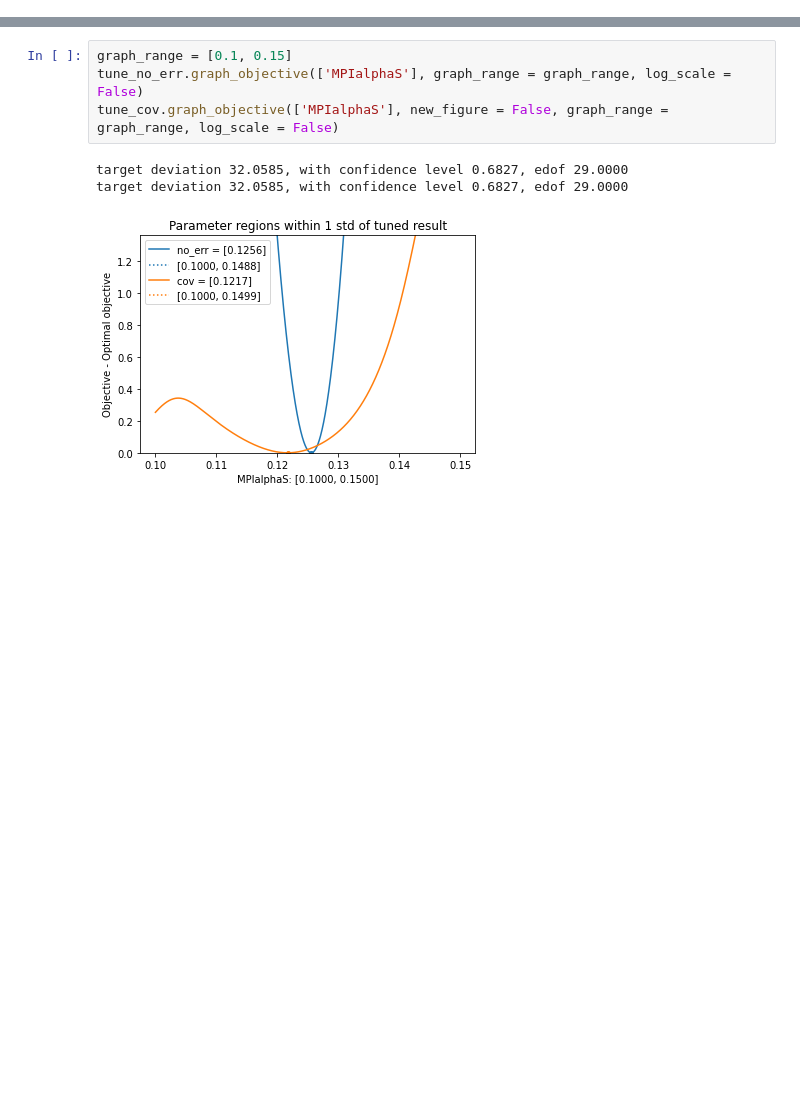
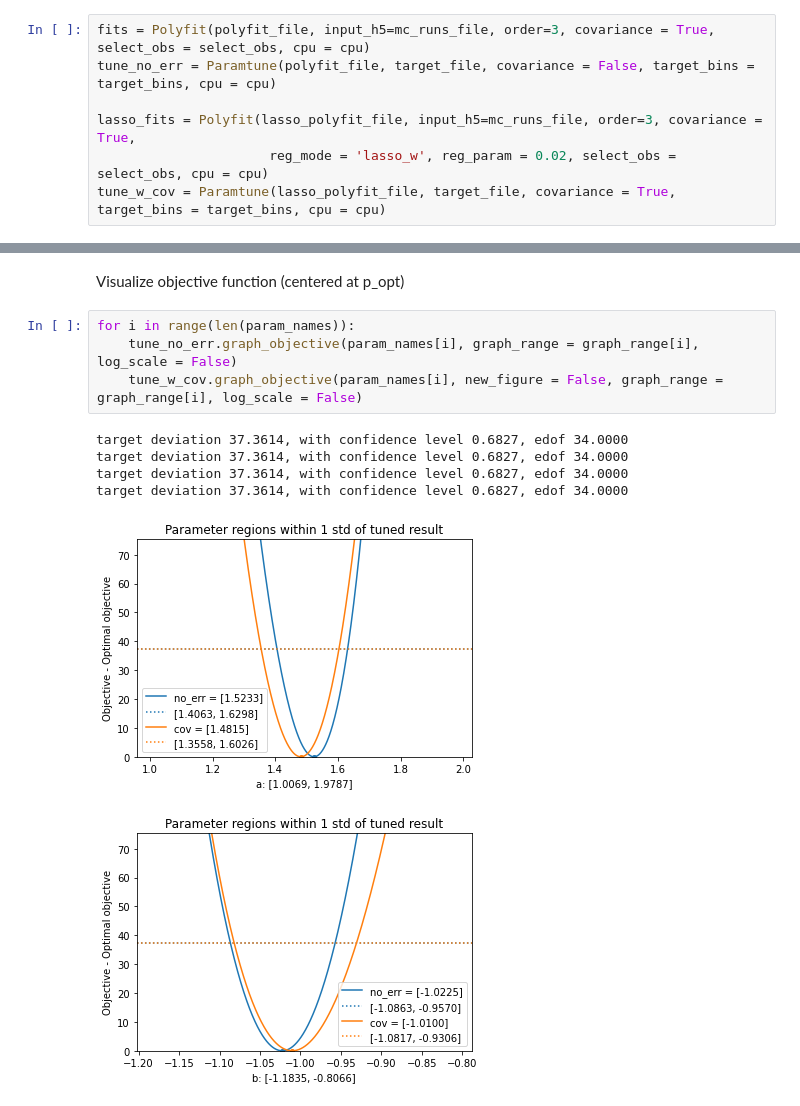
Before and after one commit to Jeffae-Schroff/apprentice-jax, a Jupyter notebook: simple_test.ipynb, the cells around one changed output, grey strips where cells are left out. Saved outputs shown, nothing was run; the diff lists cells and outputs as text; blank space fills up the shorter version.

```diff
--- a/simple_test.ipynb
+++ b/simple_test.ipynb
@@ -34,0 +52,7 @@ Covariance of Tuned Parameters:  [[1.14561507e-06]]
+# %%
+fits = Polyfit(polyfit_file, input_h5=mc_runs_file, order=3, covariance = True, select_obs = select_obs, cpu = cpu)
+tune_no_err = Paramtune(polyfit_file, target_file, covariance = False, target_bins = target_bins, cpu = cpu)
+
+lasso_fits = Polyfit(lasso_polyfit_file, input_h5=mc_runs_file, order=3, covariance = True,
+                      reg_mode = 'lasso_w', reg_param = 0.02, select_obs = select_obs, cpu = cpu)
+tune_w_cov = Paramtune(lasso_polyfit_file, target_file, covariance = True, target_bins = target_bins, cpu = cpu)
@@ -35,8 +77,13 @@ Covariance of Tuned Parameters:  [[1.14561507e-06]]
+# %% [markdown]
+Visualize objective function (centered at p_opt)
 # %%
-graph_range = [0.1, 0.15]
-tune_no_err.graph_objective(['MPIalphaS'], graph_range = graph_range, log_scale = False)
-tune_cov.graph_objective(['MPIalphaS'], new_figure = False, graph_range = graph_range, log_scale = False)
+for i in range(len(param_names)):
+    tune_no_err.graph_objective(param_names[i], graph_range = graph_range[i], log_scale = False)
+    tune_w_cov.graph_objective(param_names[i], new_figure = False, graph_range = graph_range[i], log_scale = False)
 # %% [output]
-target deviation 32.0585, with confidence level 0.6827, edof 29.0000
-target deviation 32.0585, with confidence level 0.6827, edof 29.0000
+target deviation 37.3614, with confidence level 0.6827, edof 34.0000
+target deviation 37.3614, with confidence level 0.6827, edof 34.0000
+target deviation 37.3614, with confidence level 0.6827, edof 34.0000
+target deviation 37.3614, with confidence level 0.6827, edof 34.0000
-[figure, old version]
+[figure, new version]
+[figure, added]
```
Also changed, not shown: parts of 8 cells of this notebook, 17 other files.
